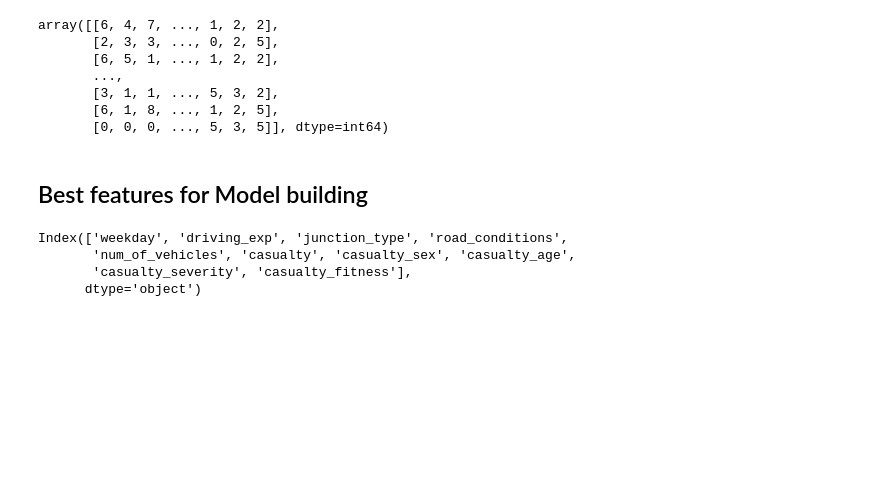
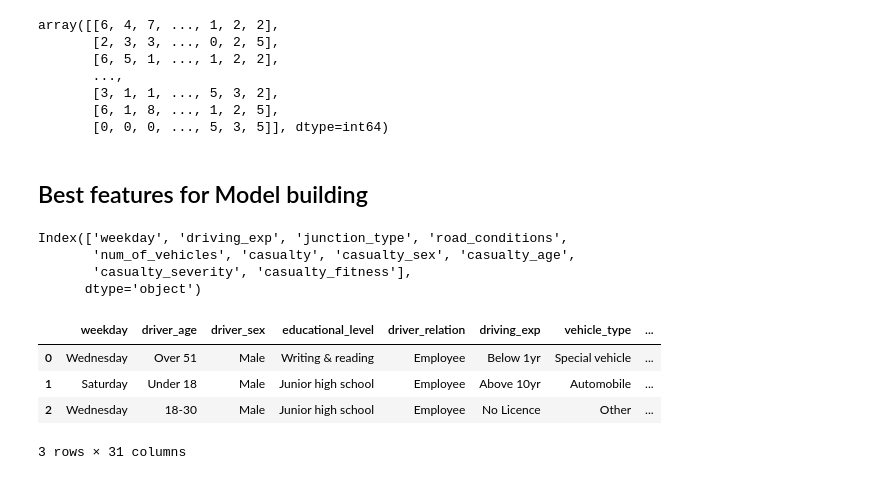
Before and after one commit to gbiamgaurav/road_accident_severity, a Jupyter notebook: notebook/Data_transformation_experiment.ipynb, the cells around one changed output. Drawn from its saved outputs; the diff is of its cells as text; code cells hidden in the pictures; blank space fills up the shorter version.

```diff
--- a/notebook/Data_transformation_experiment.ipynb
+++ b/notebook/Data_transformation_experiment.ipynb
@@ -241,0 +244,10 @@ Index(['weekday', 'driving_exp', 'junction_type', 'road_conditions',
+# %%
+df = pd.read_csv("../artifacts/train.csv")
+
+df.head(3)
+# %% [output]
+|  | weekday | driver_age | driver_sex | educational_level | driver_relation | driving_exp | vehicle_type | ... |
+| 0 | Wednesday | Over 51 | Male | Writing & reading | Employee | Below 1yr | Special vehicle | ... |
+| 1 | Saturday | Under 18 | Male | Junior high school | Employee | Above 10yr | Automobile | ... |
+| 2 | Wednesday | 18-30 | Male | Junior high school | Employee | No Licence | Other | ... |
+3 rows × 31 columns
```
Also changed, not shown: parts of 12 cells of this notebook, 4 other files.
